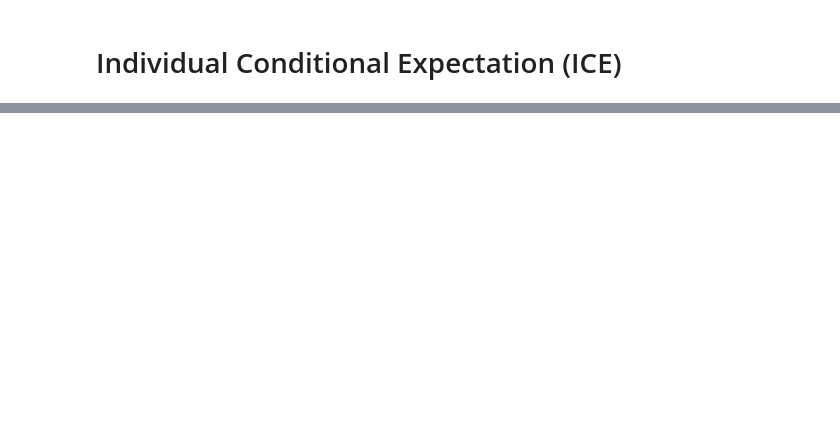
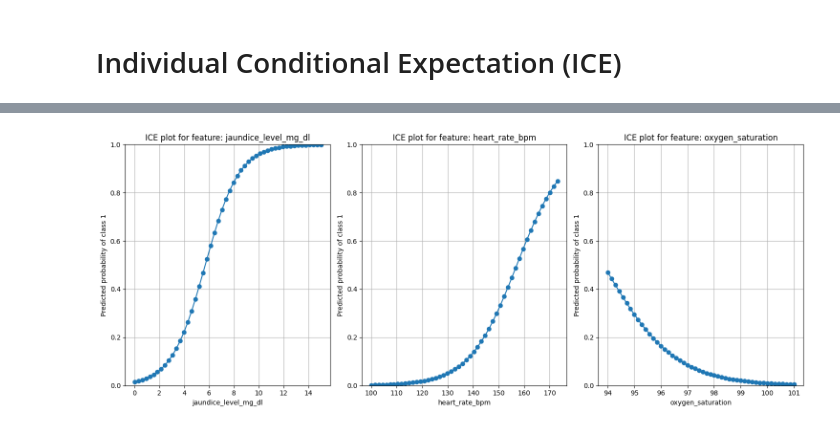
Before and after one commit to BSDSBA-JF/ML-II-Labs, a Jupyter notebook: 02/02-lab-materials/1_check_model/03_explainable_local.ipynb, the cells around one changed output, grey strips where cells are left out. Saved outputs shown, nothing was run; the diff lists cells and outputs as text; code cells hidden in the pictures; blank space fills up the shorter version.

```diff
--- a/02/02-lab-materials/1_check_model/03_explainable_local.ipynb
+++ b/02/02-lab-materials/1_check_model/03_explainable_local.ipynb
@@ -48,0 +33,18 @@ X_hist = historical_df[features]
+# %%
+# Set up the features to be used
+features = historical_df.columns[:-1]
+X_hist = historical_df[features]
+
+# Get the misclassified babies and their indices
+X_hist['orig_index'] = X_hist.index
+
+X_misclassified = X_hist.merge(
+    misclassified_df,
+    on=['baby_id', 'name', 'gender', 'date'],
+    how='inner'
+)
+
+# Get the misclassified babies' indices and drop the index column
+misclassified_indices = X_misclassified['orig_index'].tolist()
+X_misclassified.drop(columns=['orig_index'], inplace=True)
+X_hist.drop(columns=['orig_index'], inplace=True)
@@ -379,0 +220,60 @@ Using 2100 background data samples could cause slower run times. Consider using
+# %%
+def plot_ice(
+    instance: pd.DataFrame,
+    feature: str,
+    value_range: np.ndarray | List[float] | List[int],
+    ax: matplotlib.axes.Axes,
+    preprocessor: BaseEstimator | TransformerMixin,
+    model: BaseEstimator,
+    ylim: Tuple[float, float] = (0, 1)
+) -> None:
+    """
+    Plot ICE curve for a single feature on a given instance.
+
+    Parameters:
+        instance: pd.DataFrame with a single row
+        feature: str, feature to vary
+        value_range: array-like, values to sweep over
+        ax: matplotlib.axes.Axes object
+        preprocessor: fitted preprocessing pipeline
+        model: trained classifier with predict_proba
+        ylim: tuple, y-axis limits
+    """
+    preds: List[float] = []
+    for val in value_range:
+        temp: pd.DataFrame = instance.copy()
+        temp[feature] = val
+        temp_transformed: np.ndarray = preprocessor.transform(temp)
+
+        # model.predict_proba returns a numpy array, e.g., [[prob_class_0, prob_class_1]]
+        # We take [0, 1] for the probability of class 1
+        pred: float = model.predict_proba(temp_transformed)[0, 1]
+        preds.append(pred)
+
+    # plotting time
+    ax.plot(value_range, preds, marker="o")
+    ax.set_xlabel(feature)
+    ax.set_ylabel("Predicted probability of class 1")
+    ax.set_title(f"ICE plot for feature: {feature}")
+    ax.set_ylim(*ylim)
+    ax.grid(True)
+
+# Create subplots
+fig, axs = plt.subplots(1, 3, figsize=(15, 6))
+
+# Define features and ranges
+misclassified_baby = X_encoded.iloc[[1341]]
+features_info = [
+    (misclassified_baby, "jaundice_level_mg_dl", np.linspace(0, 15, 50)),
+    (misclassified_baby, "heart_rate_bpm", np.linspace(100, 173, 50)),
+    (misclassified_baby, "oxygen_saturation", np.linspace(94, 101, 50))
+]
+
+# Plot ICE curves
+for ax, (instance, feature, value_range) in zip(axs, features_info):
+    plot_ice(instance, feature, value_range, ax, recreated_preprocessor, old_model['clf'])
+
+plt.tight_layout()
+plt.show()
+# %% [output]
+[figure, added]
```
Also changed, not shown: parts of 30 cells of this notebook, 5 other files.
